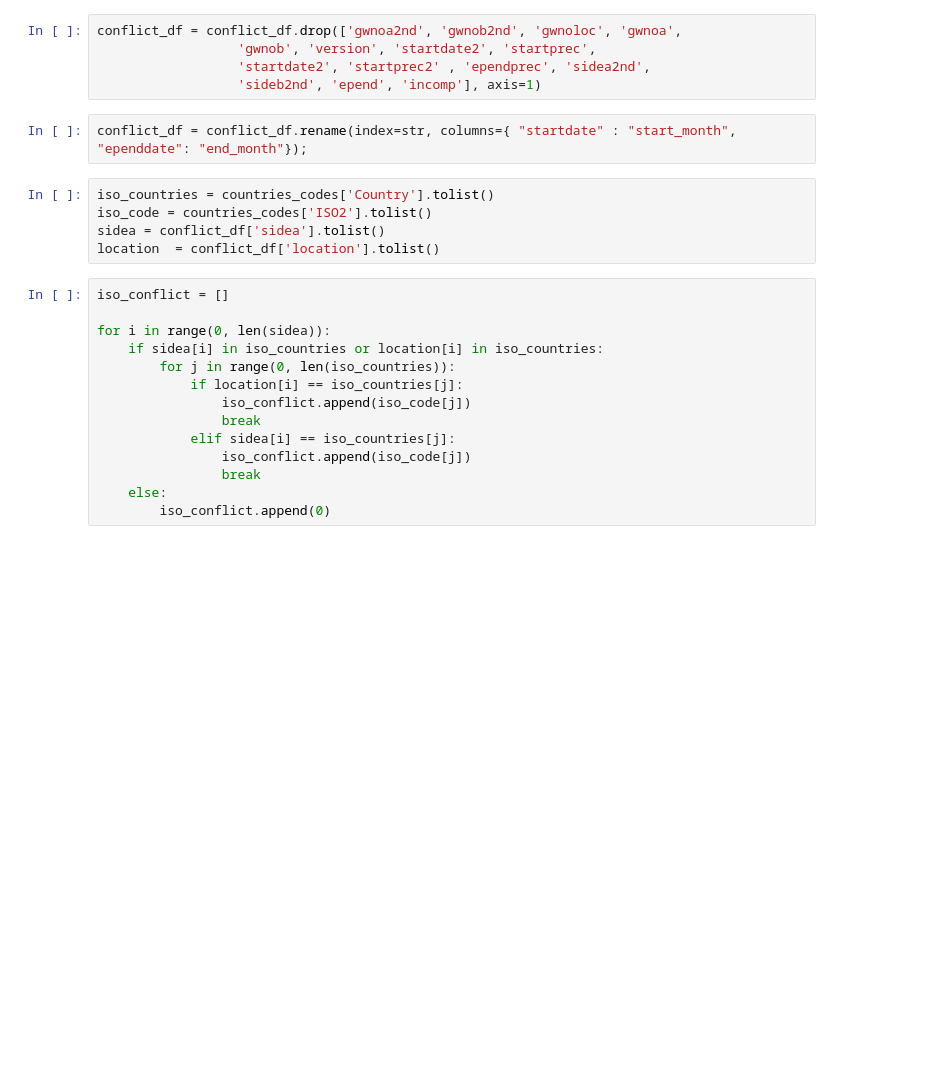
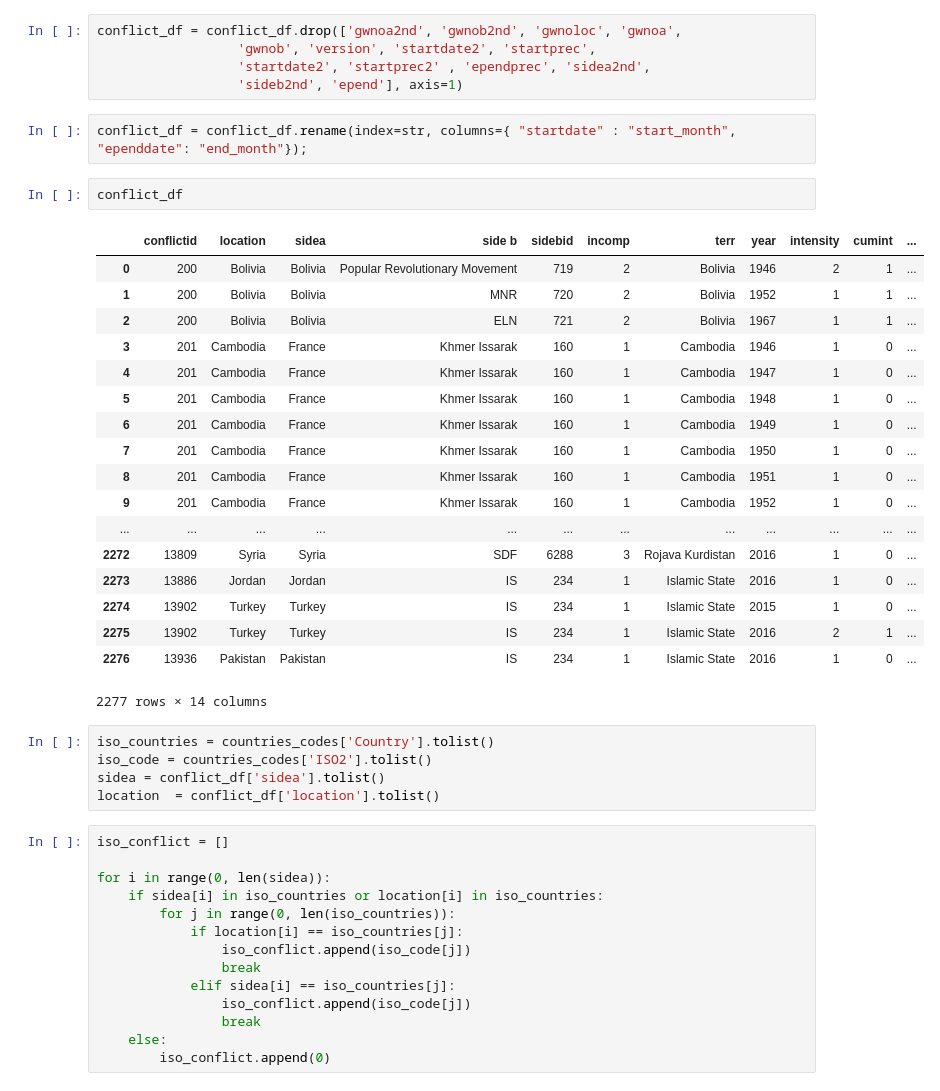
Before and after one commit to julied20/ada-2017, a Jupyter notebook: Project/Cleaning_ucdp.ipynb, the cells around one changed output. Drawn from its saved outputs; the diff is of its cells as text; blank space fills up the shorter version.

```diff
--- a/Project/Cleaning_ucdp.ipynb
+++ b/Project/Cleaning_ucdp.ipynb
@@ -23,9 +23,30 @@ for index, row in conflict_df.iterrows():
 conflict_df = conflict_df.drop(['gwnoa2nd', 'gwnob2nd', 'gwnoloc', 'gwnoa',
                   'gwnob', 'version', 'startdate2', 'startprec',
                   'startdate2', 'startprec2' , 'ependprec', 'sidea2nd',
-                  'sideb2nd', 'epend', 'incomp'], axis=1)
+                  'sideb2nd', 'epend'], axis=1)
 # %%
 conflict_df = conflict_df.rename(index=str, columns={ "startdate" : "start_month", "ependdate": "end_month"});
+# %%
+conflict_df
+# %% [output]
+|  | conflictid | location | sidea | side b | sidebid | incomp | terr | year | intensity | cumint | ... |
+| 0 | 200 | Bolivia | Bolivia | Popular Revolutionary Movement | 719 | 2 | Bolivia | 1946 | 2 | 1 | ... |
+| 1 | 200 | Bolivia | Bolivia | MNR | 720 | 2 | Bolivia | 1952 | 1 | 1 | ... |
+| 2 | 200 | Bolivia | Bolivia | ELN | 721 | 2 | Bolivia | 1967 | 1 | 1 | ... |
+| 3 | 201 | Cambodia | France | Khmer Issarak | 160 | 1 | Cambodia | 1946 | 1 | 0 | ... |
+| 4 | 201 | Cambodia | France | Khmer Issarak | 160 | 1 | Cambodia | 1947 | 1 | 0 | ... |
+| 5 | 201 | Cambodia | France | Khmer Issarak | 160 | 1 | Cambodia | 1948 | 1 | 0 | ... |
+| 6 | 201 | Cambodia | France | Khmer Issarak | 160 | 1 | Cambodia | 1949 | 1 | 0 | ... |
+| 7 | 201 | Cambodia | France | Khmer Issarak | 160 | 1 | Cambodia | 1950 | 1 | 0 | ... |
+| 8 | 201 | Cambodia | France | Khmer Issarak | 160 | 1 | Cambodia | 1951 | 1 | 0 | ... |
+| 9 | 201 | Cambodia | France | Khmer Issarak | 160 | 1 | Cambodia | 1952 | 1 | 0 | ... |
+| ... | ... | ... | ... | ... | ... | ... | ... | ... | ... | ... | ... |
+| 2272 | 13809 | Syria | Syria | SDF | 6288 | 3 | Rojava Kurdistan | 2016 | 1 | 0 | ... |
+| 2273 | 13886 | Jordan | Jordan | IS | 234 | 1 | Islamic State | 2016 | 1 | 0 | ... |
+| 2274 | 13902 | Turkey | Turkey | IS | 234 | 1 | Islamic State | 2015 | 1 | 0 | ... |
+| 2275 | 13902 | Turkey | Turkey | IS | 234 | 1 | Islamic State | 2016 | 2 | 1 | ... |
+| 2276 | 13936 | Pakistan | Pakistan | IS | 234 | 1 | Islamic State | 2016 | 1 | 0 | ... |
+2277 rows × 14 columns
 # %%
 iso_countries = countries_codes['Country'].tolist()
 iso_code = countries_codes['ISO2'].tolist()
```
Also changed, not shown: parts of 1 cell of this notebook, 3 other files.
